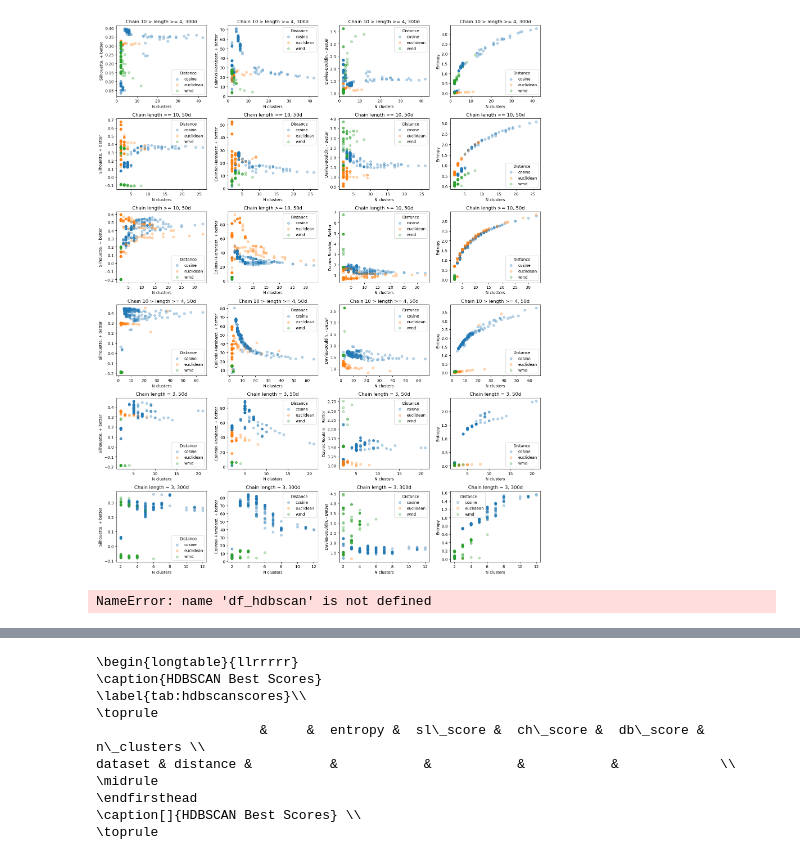
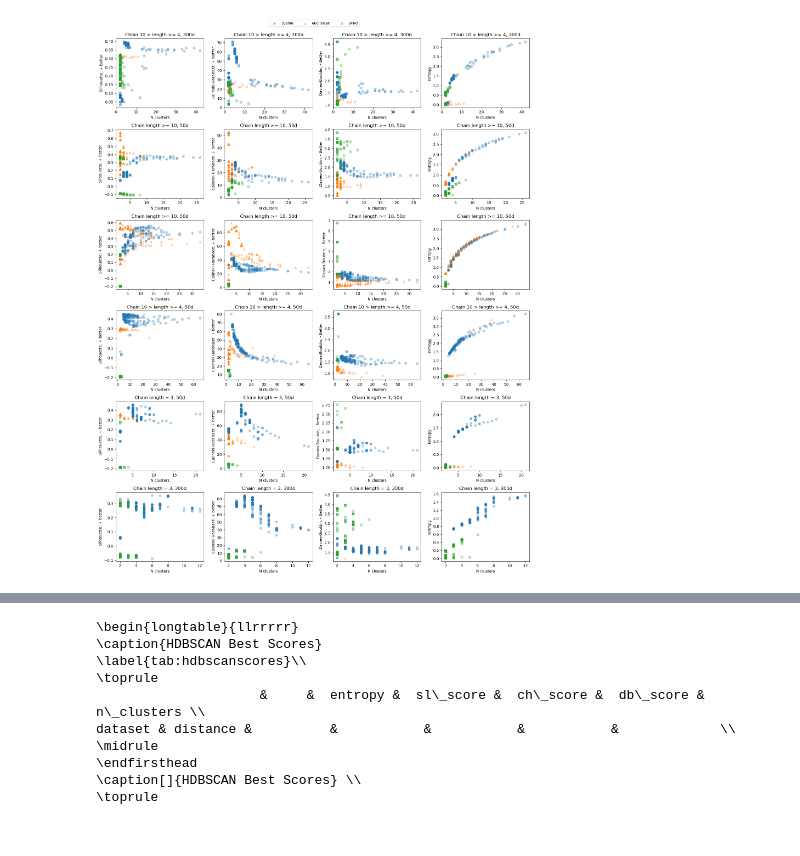
Before and after one commit to MiguelHeCa/tfm-nlp, a Jupyter notebook: notebooks/Results.ipynb, the cells around one changed output, grey strips where cells are left out. Cells and saved outputs as stored; diff of their text form; code cells hidden in the pictures.

```diff
--- a/notebooks/Results.ipynb
+++ b/notebooks/Results.ipynb
@@ -143,8 +84,9 @@ labels_km_chains_ge_10_300_02_euclidean
 # %%
-dbscan_list = [pd.read_csv(path) for path in evals_dir.glob('*_dbscan*.csv')]
-df_dbscan = pd.concat(dbscan_list, ignore_index=True)
+df_dbscan = pd.concat([pd.read_csv(path) for path in evals_dir.glob('eval_dbscan*.csv')], ignore_index=True)
 df_dbscan['size'] = df_dbscan['dataset'].map(sizes)
 df_dbscan['prop_noise'] = df_dbscan['n_noise']/df_dbscan['size']
+df_dbscan['dimensions'] = df_dbscan['dataset'].apply(lambda s: s.split('_')[-1])
+df_dbscan['dataset'] = df_dbscan['dataset'].apply(lambda s: '_'.join(s.split('_')[:-1]))
 # %%
 scores = ['sl_score','ch_score','db_score', 'entropy']
 datasets = df_dbscan['dataset'].unique()
@@ -243,3 +151,5 @@ hdbscan_list = [pd.read_csv(path) for path in evals_dir.glob('*_hdbscan*.csv')]
 df_hdbscan = pd.concat(hdbscan_list, ignore_index=True)
 df_hdbscan['size'] = df_hdbscan['dataset'].map(sizes)
 df_hdbscan['prop_noise'] = df_hdbscan['n_noise']/df_hdbscan['size']
+df_hdbscan['dimensions'] = df_hdbscan['dataset'].apply(lambda s: s.split('_')[-1])
+df_hdbscan['dataset'] = df_hdbscan['dataset'].apply(lambda s: '_'.join(s.split('_')[:-1]))
@@ -278,0 +168,26 @@ dist_colors = ['#3bbad5', '#3b6dd5', '#3bd5a3']
+# %%
+fig, axes = plt.subplots(nrows, ncols, figsize=(15,15))
+for row in range(nrows):
+    for col in range(ncols):
+        X = df_hdbscan.loc[df_hdbscan['dataset']==datasets[col],:].sort_values('n_clusters')
+        x = X.loc[(X['dimensions']=='300') & (X['distance']=='euclidean'),:]
+        axes[row][col].scatter(data=x, x='n_clusters', y=scores[row], label=f'euclidean, 300', color=cmap.colors[0], alpha=0.7)
+        x = X.loc[(X['dimensions']=='50') & (X['distance']=='euclidean'),:]
+        axes[row][col].scatter(data=x, x='n_clusters', y=scores[row], label=f'euclidean, 50', color=cmap.colors[1], alpha=0.7)
+        x = X.loc[(X['dimensions']=='300') & (X['distance']=='cosine'),:]
+        axes[row][col].scatter(data=x, x='n_clusters', y=scores[row], label=f'cosine, 300', color=cmap.colors[2], marker='^', alpha=0.7)
+        x = X.loc[(X['dimensions']=='50') & (X['distance']=='cosine'),:]
+        axes[row][col].scatter(data=x, x='n_clusters', y=scores[row], label=f'cosine, 500', color=cmap.colors[3], marker='^', alpha=0.7)
+        x = X.loc[(X['dimensions']=='300') & (X['distance']=='wmd'),:]
+        axes[row][col].scatter(data=x, x='n_clusters', y=scores[row], label=f'wmd, 300', color=cmap.colors[4], marker='s', alpha=0.7)
+        x = X.loc[(X['dimensions']=='50') & (X['distance']=='wmd'),:]
+        axes[row][col].scatter(data=x, x='n_clusters', y=scores[row], label=f'wmd, 50', color=cmap.colors[5], marker='s', alpha=0.7)
+        axes[row][col].set_title(fr'{datasets_dict[datasets[col]]}')
+        axes[row][col].set_xlabel('N clusters')
+        axes[row][col].set_ylabel(score_names[row])
+        # axes[row][col].set_xscale('log')
+        handles, labels = axes[row][col].get_legend_handles_labels()
+
+fig.legend(handles, labels, loc='upper center', bbox_to_anchor=(0.5,1.02), ncol=6)
+fig.savefig(Path('../img/scores_hdbscan.png'), bbox_inches='tight')
+plt.show()
@@ -279,27 +196,23 @@ dist_colors = ['#3bbad5', '#3b6dd5', '#3bd5a3']
 # %%
 X = df_hdbscan.sort_values('n_clusters')
 fig, axes = plt.subplots(nrows, ncols, figsize=(16,20))
 for row in range(nrows):
     for col in range(ncols):
         x = X[(X['dataset'] == datasets[row]) & (X['distance']=='cosine')]
         axes[row][col].scatter(x['n_clusters'], x[scores[col]], label='cosine', alpha=0.3)
         x = X[(X['dataset'] == datasets[row]) & (X['distance']=='euclidean')]
-        axes[row][col].scatter(x['n_clusters'], x[scores[col]], label='euclidean', alpha=0.3)
+        axes[row][col].scatter(x['n_clusters'], x[scores[col]], label='euclidean', alpha=0.3, marker='^')
         x = X[(X['dataset'] == datasets[row]) & (X['distance']=='wmd')]
-        axes[row][col].scatter(x['n_clusters'], x[scores[col]], label='wmd', alpha=0.3)
-        axes[row][col].legend(title='Distance')
+        axes[row][col].scatter(x['n_clusters'], x[scores[col]], label='wmd', alpha=0.3, marker='s')
+        # axes[row][col].legend(title='Distance')
         axes[row][col].set_title(f'{datasets_dict[datasets[row]]}')
         axes[row][col].set_xlabel('N clusters')
         axes[row][col].set_ylabel(score_names[col])
-fig.savefig(Path('../img/scores_hdbscan.png'))
+        handles, labels = axes[row][col].get_legend_handles_labels()
+
+# fig.tight_layout()
+fig.legend(handles, labels, loc='upper center', bbox_to_anchor=(0.5,1.02), ncol=3)
+fig.savefig(Path('../img/scores_hdbscan.png'), bbox_inches='tight')
 plt.show()
 # %% [output]
-[figure, old version]
+[figure, new version]
-# %%
-l_sl = []
-for d in datasets:
-    l_sl.append(df_hdbscan.loc[df_hdbscan['dataset']==d,['dataset','distance', 'n_clusters', 'sl_score', 'min_clt_size', 'min_samples', 'prop_noise',]].sort_values('sl_score',ascending=False).head(1))
-df_sl = pd.concat(l_sl)
-df_sl
-# %% [output]
-NameError: name 'df_hdbscan' is not defined
```
Also changed, not shown: parts of 62 cells of this notebook, 2 other files.
